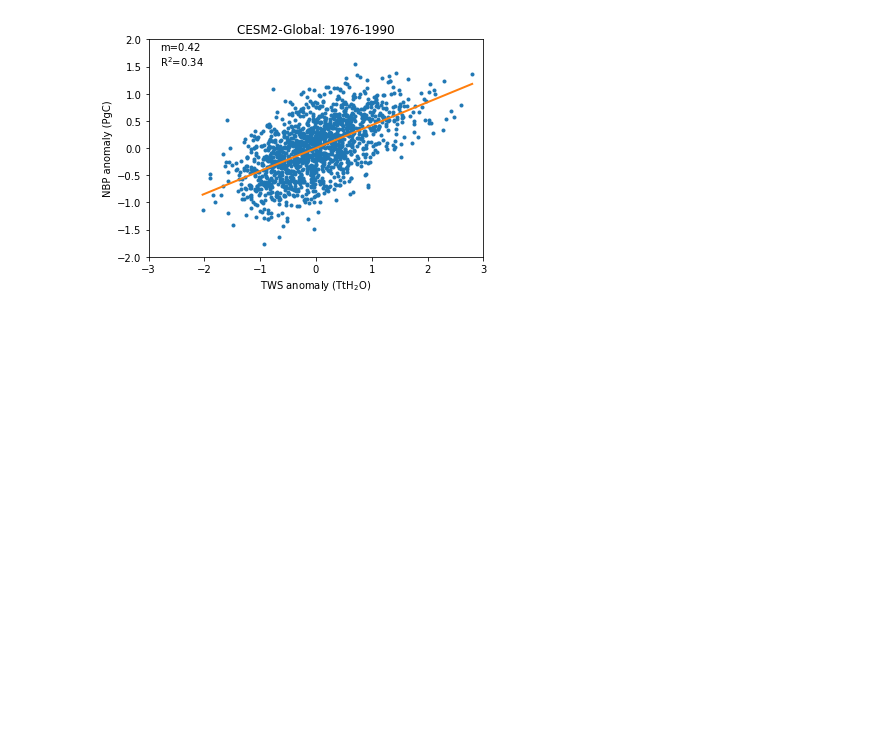
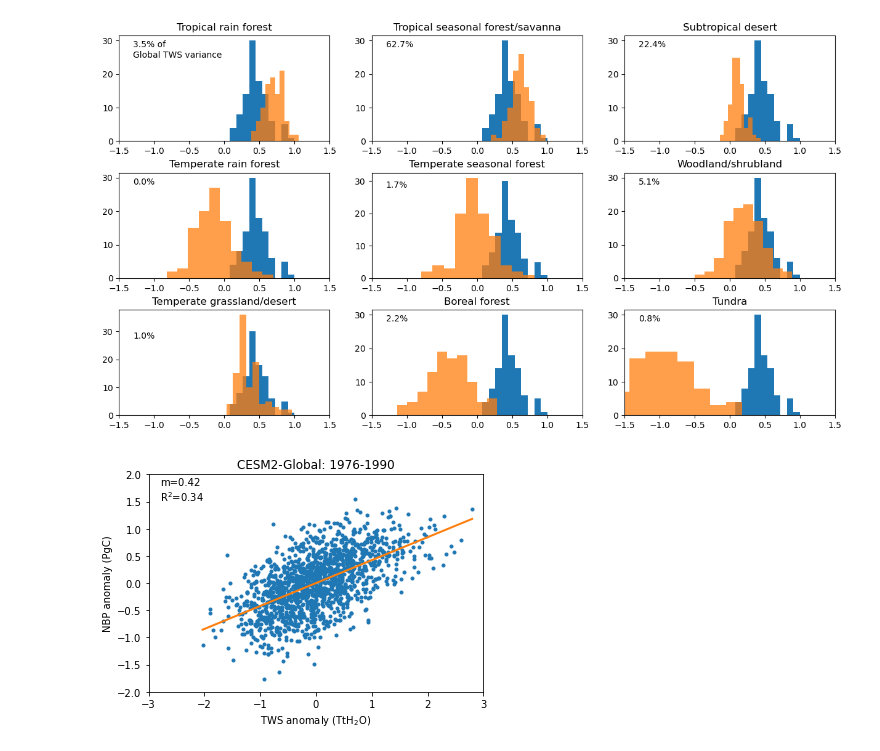
Before and after one commit to djk2120/TWSnbp, a Jupyter notebook: analysis/biomes.ipynb, the cells around one changed output. Drawn from its saved outputs; the diff is of its cells as text; code cells hidden in the pictures; blank space fills up the shorter version.

Commit message:
biomes

```diff
--- a/analysis/biomes.ipynb
+++ b/analysis/biomes.ipynb
@@ -54,3 +47,47 @@ whit=xr.open_dataset('whitfull.nc')
+# %%
+nbp=24*60*60*365*1e-9*(la*g.NBP).sum(dim=['lat','lon'])
+tws=1e-9*(la*g.TWS).sum(dim=['lat','lon'])
+nbpa=detrend_dim(nbp,'year').compute()
+twsa=detrend_dim(tws,'year').compute()
+# %%
+glob_ms=[]
+for mem in nbp.mem:
+    x=twsa.sel(mem=mem).values
+    y=nbpa.sel(mem=mem).values
+    m,b,r,p,err=stats.linregress(x,y)
+    glob_ms.append(m)
+# %%
+nbp=24*60*60*365*1e-9*(la*g.NBP).groupby(whit.biome).sum()
+tws=1e-9*(la*g.TWS).groupby(whit.biome).sum()
+nbpa=detrend_dim(nbp,'year').compute()
+twsa=detrend_dim(tws,'year').compute()
+
+slopes={}
+for biome in nbp.biome.values:
+    ms=[]
+    for mem in nbp.mem:
+        x=twsa.sel(mem=mem,biome=biome).values
+        y=nbpa.sel(mem=mem,biome=biome).values
+        m,b,r,p,err=stats.linregress(x,y)
+        ms.append(m)
+    slopes[biome]=ms
+# %%
+twsvar=np.round(100*twsa.var(dim=['mem','year'])/twsa.var(dim=['mem','year']).sum(),1)
+# %%
+plt.figure(figsize=[15,8])
+for b in range(1,10):
+    plt.subplot(3,3,b)
+    plt.hist(glob_ms)
+    plt.hist(slopes[b],alpha=0.75)
+    plt.title(whit.biome_name[b].values)
+    if b==1:
+        plt.text(-1.3,30,str(twsvar.sel(biome=b).values)+'% of\nGlobal TWS variance',va='top')
+    else:
+        plt.text(-1.3,30,str(twsvar.sel(biome=b).values)+'%',va='top')
+    plt.xlim([-1.5,1.5])
+plt.subplots_adjust(hspace=0.3)
+# %% [output]
+[figure, added]
 # %%
 yy=slice(1976,1990)
 twsa=1e-9*la.sum()*detrend_dim(gmean(g.TWS.sel(year=yy),la).isel(biome=0),'year')
```
Also changed, not shown: parts of 8 cells of this notebook.
